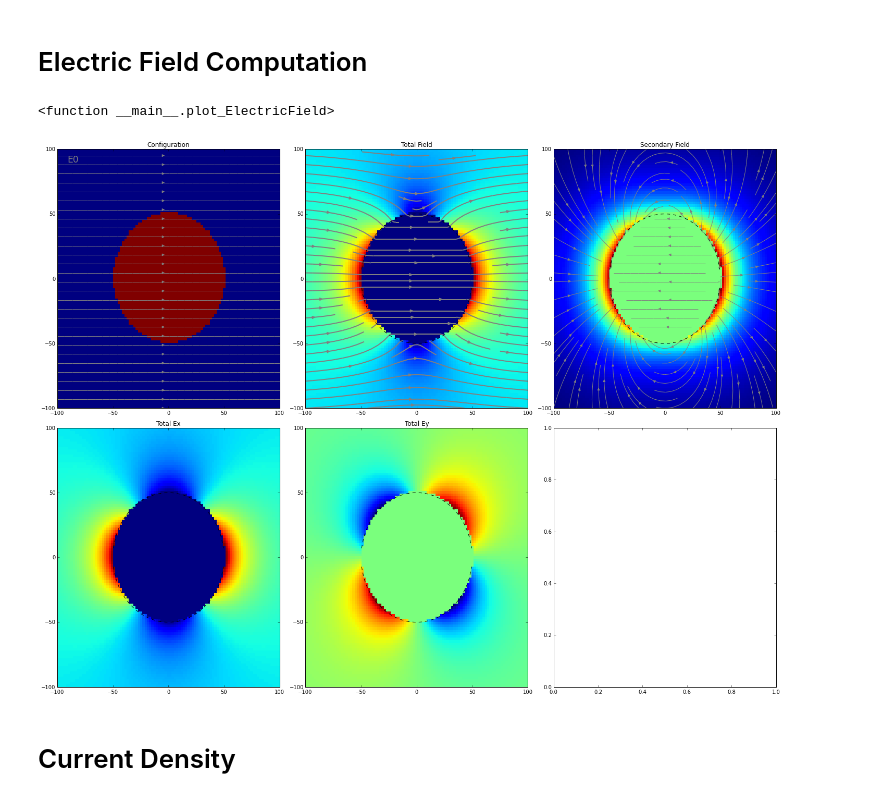
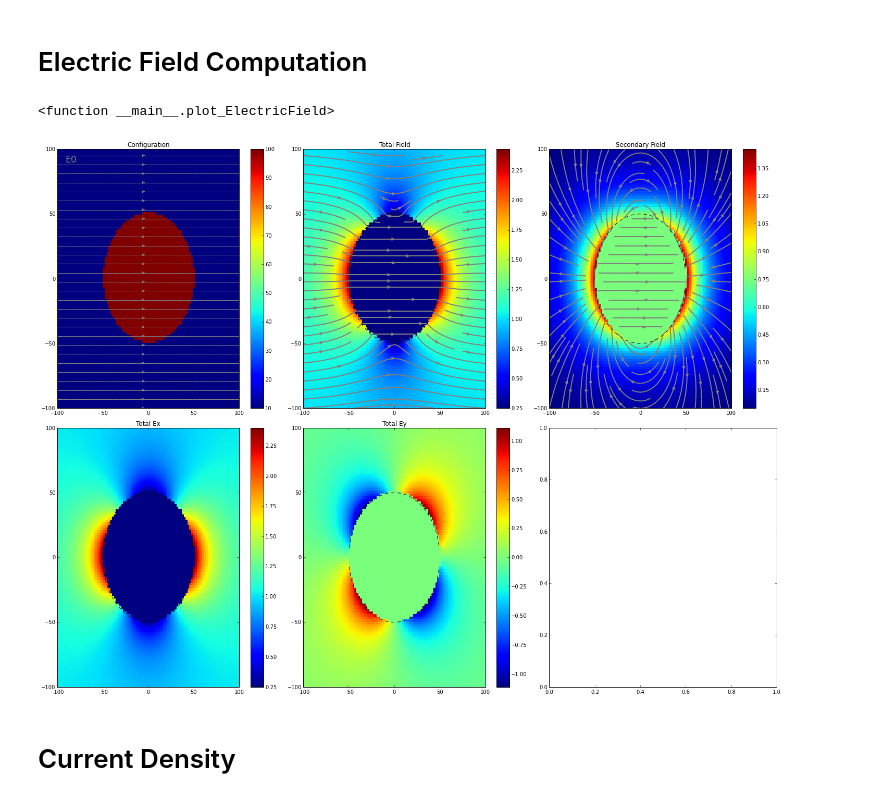
Before and after one commit to geoscixyz/em, a Jupyter notebook: examples/sphere/ElectrostaticSphere.ipynb, the cells around one changed output. Drawn from its saved outputs; the diff is of its cells as text; code cells hidden in the pictures.

```diff
--- a/examples/sphere/ElectrostaticSphere.ipynb
+++ b/examples/sphere/ElectrostaticSphere.ipynb
@@ -22,7 +22,7 @@ http://www.3ptscience.com/app/DCresistivity
 sig0 = 10.        # conductivity of the wholespace
 sig1 = 100.           # conductivity of the sphere
 R    = 50.          # radius of the sphere
-E0   = -1.           # inducing field strength
+E0   = 1.           # inducing field strength
 xr = np.linspace(-2.*R, 2.*R, 100)
 yr = xr.copy()
 zr = np.r_[0] # identical to saying `zr = np.array([0])`
@@ -161,6 +174,14 @@ R_slider = FloatSlider(min=0., max =50., step=10., value=50.)
 S1_slider = FloatSlider(min=1., max =100., step=1.,value=100.)
 S0_slider = FloatSlider(min=1., max =100., step=1.,value=10.)
 E0_slider = FloatSlider(min=-10., max =10., step=2., value=1.)
+#PlotOpt=ToggleButtons(options=['total','secondary'])
+
+#PlotOpt would need to be passed to the function in the interact. You could define something like:
+
+#   if PlotOpt is 'total':
+ #         Jplot = Jtotal
+# elif PlotOpt is 'secondary':
+#          Jplot = Jsecondary
 
 def plot_ElectricField(R,sig1,sig0,E0):
 
@@ -181,6 +202,7 @@ def plot_ElectricField(R,sig1,sig0,E0):
     ax=mkvc(ax)
 
     ax[0].pcolor(xr,yr,Sigma.reshape(xr.size, yr.size))
+    plt.colorbar(ax[0].pcolor(xr,yr,Sigma.reshape(xr.size, yr.size)),ax=ax[0])
     ax[0].streamplot(xr,yr,Ep[:,0].reshape(xr.size,yr.size),Ep[:,1].reshape(xr.size,yr.size),color='gray')
     #ax[0].plot(xcirc,np.sqrt(R**2-xcirc**2),'--k',xcirc,-np.sqrt(R**2-xcirc**2),'--k')
     ax[0].set_title('Configuration')
@@ -189,37 +211,44 @@ def plot_ElectricField(R,sig1,sig0,E0):
     ax[0].set_ylim([yr.min(),yr.max()])
 
     ax[2].pcolor(xr,yr,np.sqrt(Et[:,0]**2+Et[:,1]**2).reshape(xr.size, yr.size))
+    plt.colorbar(ax[2].pcolor(xr,yr,np.sqrt(Et[:,0]**2+Et[:,1]**2).reshape(xr.size, yr.size)),ax=ax[2])
     ax[2].streamplot(xr,yr,EtXr,EtYr,color='gray',linewidth=2.)#angles='xy',scale_units='xy',scale=0.05)
     ax[2].plot(xcirc,np.sqrt(R**2-xcirc**2),'--k',xcirc,-np.sqrt(R**2-xcirc**2),'--k')
     ax[2].set_title('Total Field')
     ax[2].set_xlim([xr.min(),xr.max()])
     ax[2].set_ylim([yr.min(),yr.max()])
 
     ax[1].pcolor(xr,yr,Et[:,0].reshape(xr.size, yr.size))
+    plt.colorbar(ax[1].pcolor(xr,yr,Et[:,0].reshape(xr.size, yr.size)),ax=ax[1])
     ax[1].plot(xcirc,np.sqrt(R**2-xcirc**2),'--k',xcirc,-np.sqrt(R**2-xcirc**2),'--k')
     ax[1].set_title('Total Ex')
-    ax[0].set_xlim([xr.min(),xr.max()])
-    ax[0].set_ylim([yr.min(),yr.max()])
+    ax[1].set_xlim([xr.min(),xr.max()])
+    ax[1].set_ylim([yr.min(),yr.max()])
+
 
     ax[3].pcolor(xr,yr,Et[:,1].reshape(xr.size,yr.size))
+    plt.colorbar(ax[3].pcolor(xr,yr,Et[:,1].reshape(xr.size, yr.size)),ax=ax[3])
     ax[3].plot(xcirc,np.sqrt(R**2-xcirc**2),'--k',xcirc,-np.sqrt(R**2-xcirc**2),'--k')
     ax[3].set_title('Total Ey')
     ax[3].set_xlim([xr.min(),xr.max()])
     ax[3].set_ylim([yr.min(),yr.max()])
 
+
     ax[4].pcolor(xr,yr,np.sqrt(Es[:,1]**2+Es[:,0]**2).reshape(xr.size,yr.size))
+    plt.colorbar(ax[4].pcolor(xr,yr,np.sqrt(Es[:,1]**2+Es[:,0]**2).reshape(xr.size, yr.size)),ax=ax[4])
     ax[4].streamplot(xr,yr,ESXr,ESYr,color='gray',linewidth=2.)#,angles='xy',scale_units='xy',scale=0.05)
     ax[4].plot(xcirc,np.sqrt(R**2-xcirc**2),'--k',xcirc,-np.sqrt(R**2-xcirc**2),'--k')
     ax[4].set_title('Secondary Field')
     ax[4].set_xlim([xr.min(),xr.max()])
     ax[4].set_ylim([yr.min(),yr.max()])
 
+
     plt.tight_layout()
 
 interact(plot_ElectricField, R=R_slider, sig1=S1_slider,sig0=S0_slider,E0=E0_slider)
 # %% [output]
 <function __main__.plot_ElectricField>
-[figure, old version]
+[figure, new version]
 # %% [markdown]
 # Current Density
 # %%
```
Also changed, not shown: parts of 3 cells of this notebook.
